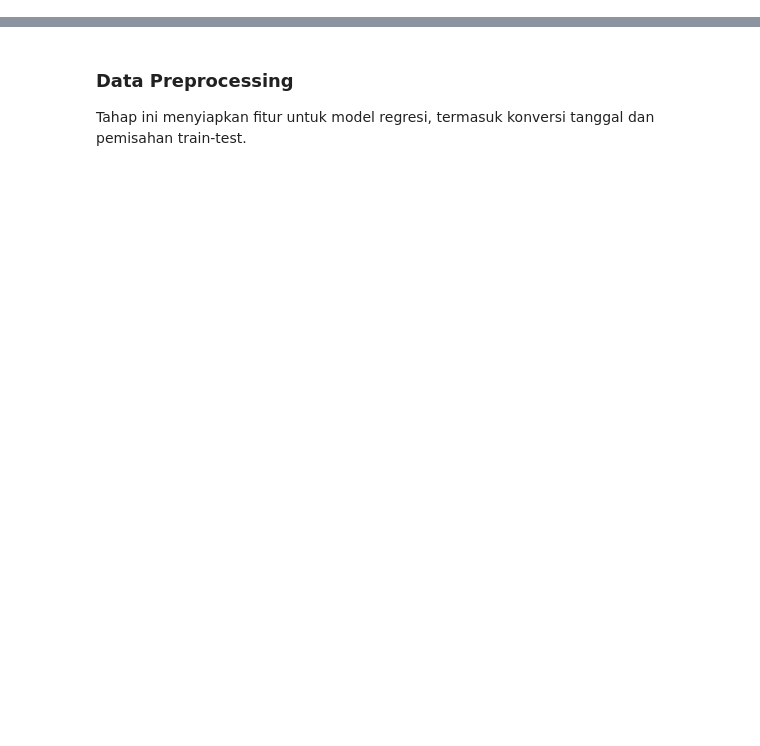
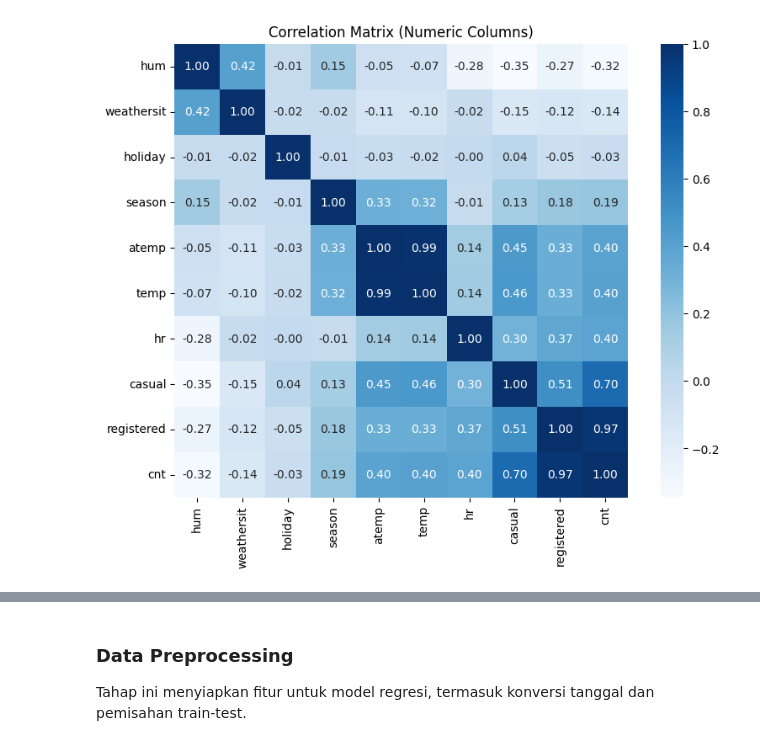
Before and after one commit to yoganino123/Exercise-Purwadhika-, a Jupyter notebook: Module 2/Capstone 2/CapstoneProject_Module2_Regretion.ipynb, the cells around one changed output, grey strips where cells are left out. Saved outputs shown, nothing was run; the diff lists cells and outputs as text; code cells hidden in the pictures; blank space fills up the shorter version.

```diff
--- a/Module 2/Capstone 2/CapstoneProject_Module2_Regretion.ipynb
+++ b/Module 2/Capstone 2/CapstoneProject_Module2_Regretion.ipynb
@@ -106,0 +210,10 @@ Descriptive stats:
+# %%
+# EDA 2: Correlation heatmap (numeric features)
+num_cols = df.select_dtypes(include=['number']).columns.tolist()
+
+plt.figure(figsize=(10, 7))
+sns.heatmap(df[num_cols].corr(), annot=True, fmt='.2f', cmap='Blues', square=True)
+plt.title('Correlation Matrix (Numeric Columns)')
+plt.show()
+# %% [output]
+[figure, added]
```
Also changed, not shown: parts of 10 cells of this notebook.
